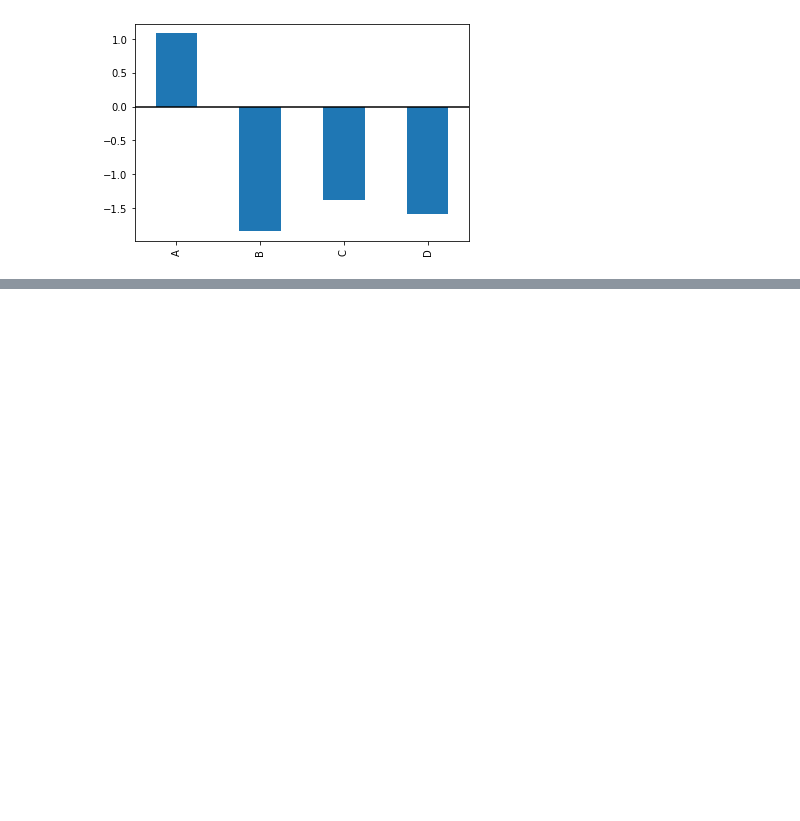
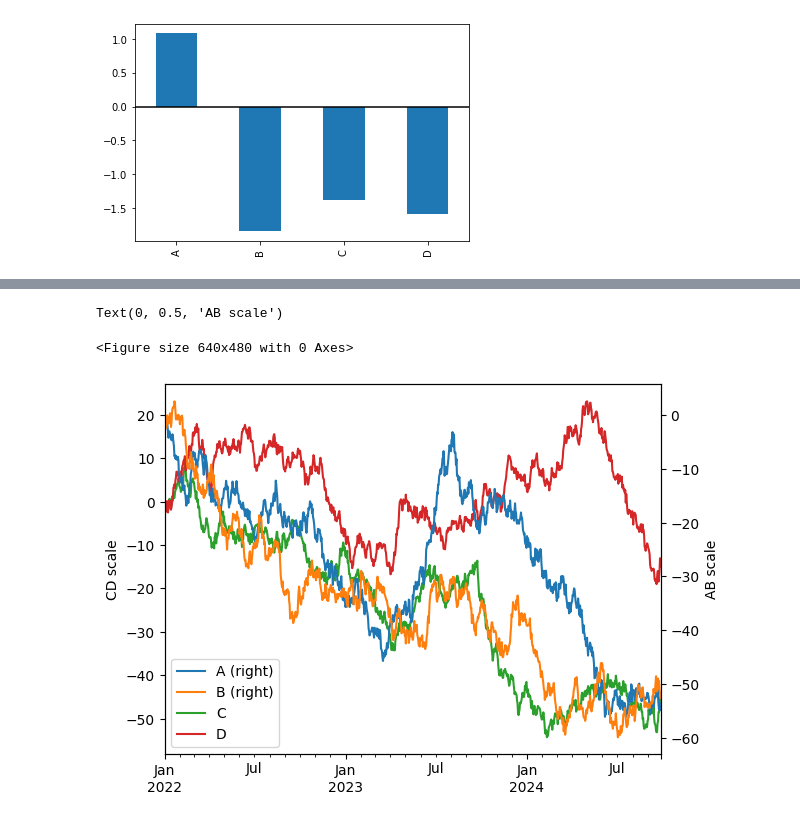
Before and after one commit to steven-xian/example, a Jupyter notebook: learn_python/finance/chart_demo.ipynb, the cells around one changed output, grey strips where cells are left out. Cells and saved outputs as stored; diff of their text form; code cells hidden in the pictures; blank space fills up the shorter version.

```diff
--- a/learn_python/finance/chart_demo.ipynb
+++ b/learn_python/finance/chart_demo.ipynb
@@ -145,0 +164,10 @@ array([<AxesSubplot:>, <AxesSubplot:>, <AxesSubplot:>, <AxesSubplot:>],
+# %%
+plt.figure()
+
+ax = df.plot(secondary_y=["A", "B"])
+ax.set_ylabel("CD scale")
+ax.right_ax.set_ylabel("AB scale")
+# %% [output]
+Text(0, 0.5, 'AB scale')
+<Figure size 640x480 with 0 Axes>
+[figure, added]
```
Also changed, not shown: parts of 15 cells of this notebook.
